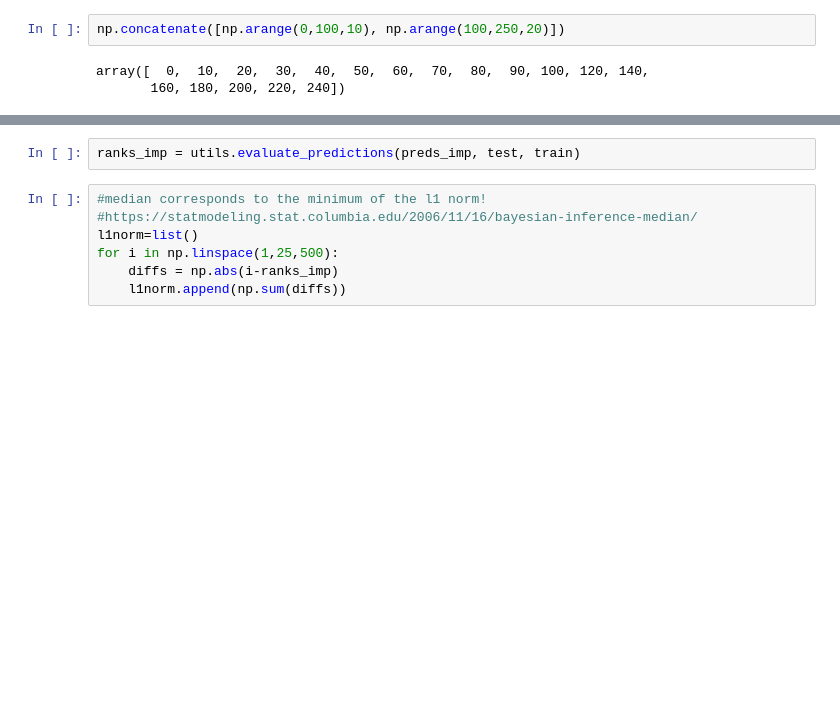
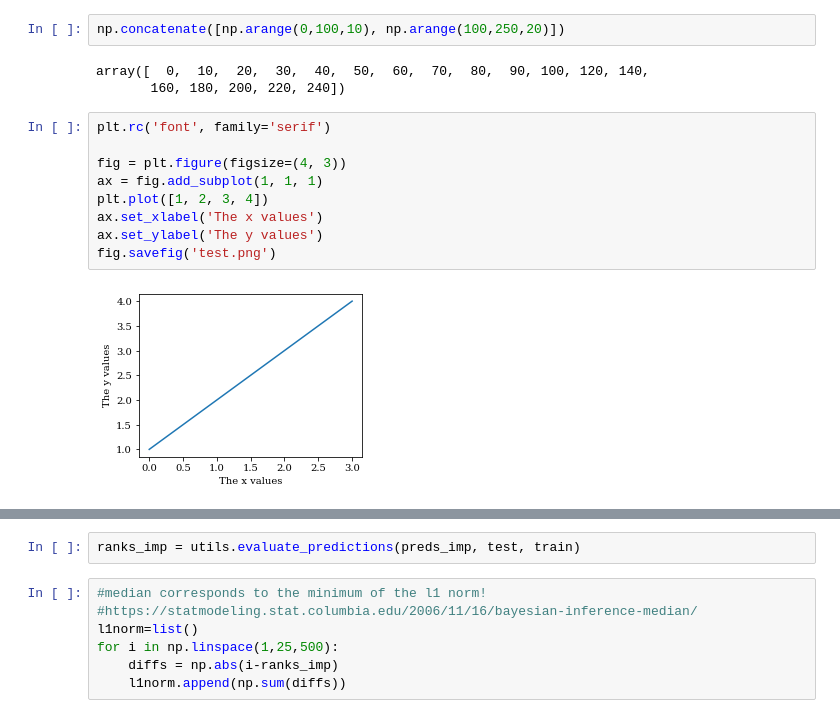
Before and after one commit to ljmartin/molrec, a Jupyter notebook: time_split/code_scrapbook.ipynb, the cells around one changed output, grey strips where cells are left out. Cells and saved outputs as stored; diff of their text form; blank space fills up the shorter version.

```diff
--- a/time_split/code_scrapbook.ipynb
+++ b/time_split/code_scrapbook.ipynb
@@ -96,3 +96,14 @@ np.concatenate([np.arange(0,100,10), np.arange(100,250,20)])
 # %% [output]
 array([  0,  10,  20,  30,  40,  50,  60,  70,  80,  90, 100, 120, 140,
        160, 180, 200, 220, 240])
+# %%
+plt.rc('font', family='serif')
+
+fig = plt.figure(figsize=(4, 3))
+ax = fig.add_subplot(1, 1, 1)
+plt.plot([1, 2, 3, 4])
+ax.set_xlabel('The x values')
+ax.set_ylabel('The y values')
+fig.savefig('test.png')
+# %% [output]
+[figure, added]
```
Also changed, not shown: parts of 20 cells of this notebook, 13 other files.
